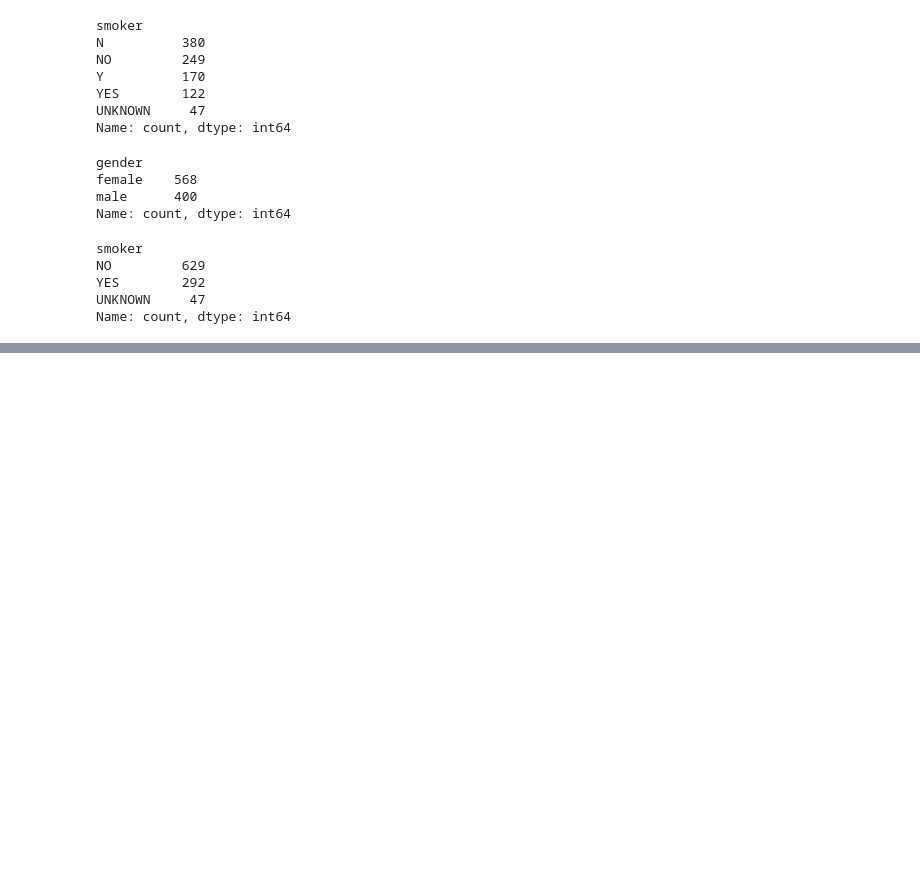
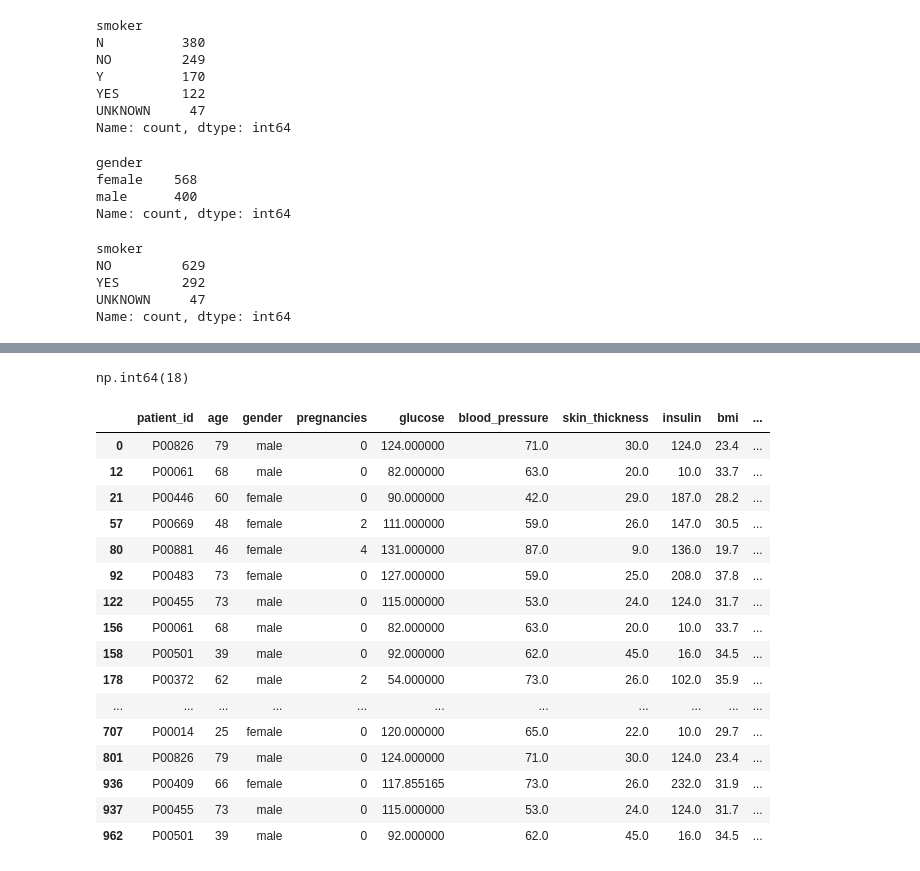
Before and after one commit to muhammedajvadsinan-byte/project1-diabetes, a Jupyter notebook: notebook/ajvd_d1.ipynb, the cells around one changed output, grey strips where cells are left out. Saved outputs shown, nothing was run; the diff lists cells and outputs as text; code cells hidden in the pictures; blank space fills up the shorter version.

```diff
--- a/notebook/ajvd_d1.ipynb
+++ b/notebook/ajvd_d1.ipynb
@@ -637,0 +656,3 @@ dtype: object
+# %%
+#correct remaining type mismatches
+df['age'] = df['age'].round().astype(int)
@@ -637,0 +675,25 @@ dtype: object
+# %%
+df.duplicated().sum()
+# %% [output]
+np.int64(18)
+# %%
+#inspect them before removing
+df[df.duplicated(keep=False)]
+# %% [output]
+|  | patient_id | age | gender | pregnancies | glucose | blood_pressure | skin_thickness | insulin | bmi | ... |
+| 0 | P00826 | 79 | male | 0 | 124.000000 | 71.0 | 30.0 | 124.0 | 23.4 | ... |
+| 12 | P00061 | 68 | male | 0 | 82.000000 | 63.0 | 20.0 | 10.0 | 33.7 | ... |
+| 21 | P00446 | 60 | female | 0 | 90.000000 | 42.0 | 29.0 | 187.0 | 28.2 | ... |
+| 57 | P00669 | 48 | female | 2 | 111.000000 | 59.0 | 26.0 | 147.0 | 30.5 | ... |
+| 80 | P00881 | 46 | female | 4 | 131.000000 | 87.0 | 9.0 | 136.0 | 19.7 | ... |
+| 92 | P00483 | 73 | female | 0 | 127.000000 | 59.0 | 25.0 | 208.0 | 37.8 | ... |
+| 122 | P00455 | 73 | male | 0 | 115.000000 | 53.0 | 24.0 | 124.0 | 31.7 | ... |
+| 156 | P00061 | 68 | male | 0 | 82.000000 | 63.0 | 20.0 | 10.0 | 33.7 | ... |
+| 158 | P00501 | 39 | male | 0 | 92.000000 | 62.0 | 45.0 | 16.0 | 34.5 | ... |
+| 178 | P00372 | 62 | male | 2 | 54.000000 | 73.0 | 26.0 | 102.0 | 35.9 | ... |
+| ... | ... | ... | ... | ... | ... | ... | ... | ... | ... | ... |
+| 707 | P00014 | 25 | female | 0 | 120.000000 | 65.0 | 22.0 | 10.0 | 29.7 | ... |
+| 801 | P00826 | 79 | male | 0 | 124.000000 | 71.0 | 30.0 | 124.0 | 23.4 | ... |
+| 936 | P00409 | 66 | female | 0 | 117.855165 | 73.0 | 26.0 | 232.0 | 31.9 | ... |
+| 937 | P00455 | 73 | male | 0 | 115.000000 | 53.0 | 24.0 | 124.0 | 31.7 | ... |
+| 962 | P00501 | 39 | male | 0 | 92.000000 | 62.0 | 45.0 | 16.0 | 34.5 | ... |
```
Also changed, not shown: parts of 11 cells of this notebook.
